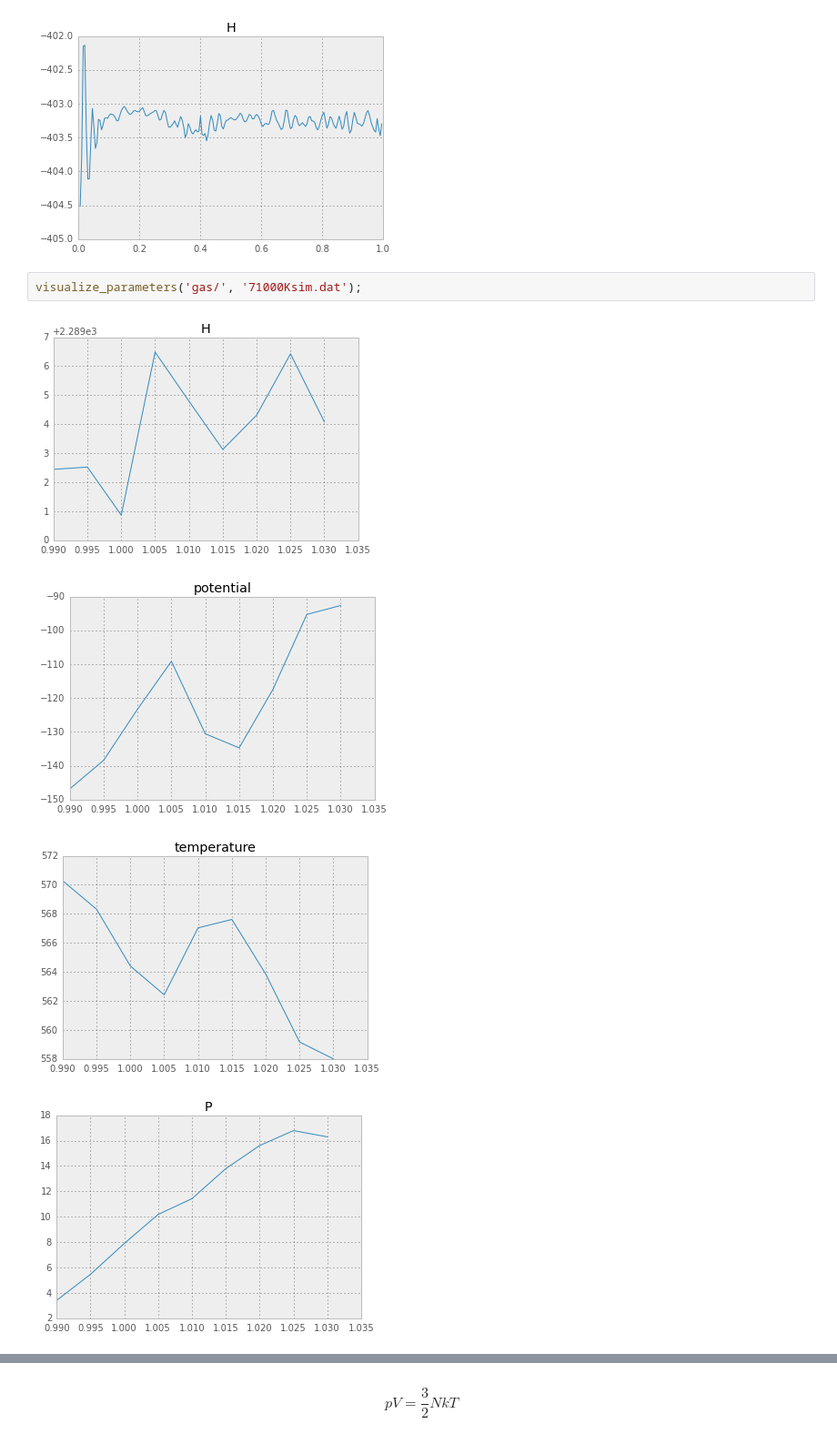
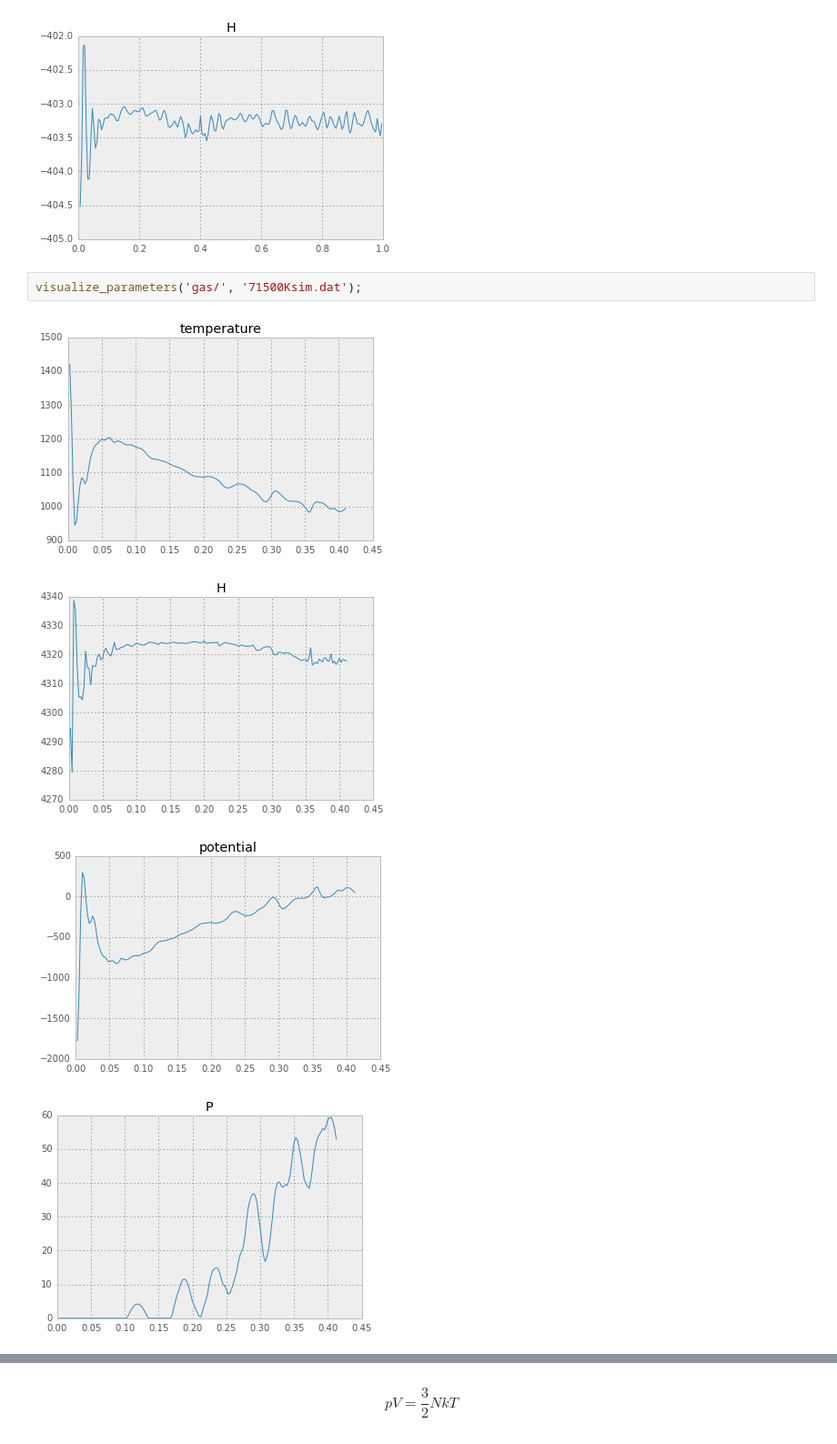
Before and after one commit to atteroTheGreatest/argon, a Jupyter notebook: simulation_analysis.ipynb, the cells around one changed output, grey strips where cells are left out. Shown: that part at 91% size. Saved outputs shown, nothing was run; the diff lists cells and outputs as text.

```diff
--- a/simulation_analysis.ipynb
+++ b/simulation_analysis.ipynb
@@ -78,12 +78,12 @@ visualize_parameters('melting/', '170Ksim.dat');
 [figure]
 [figure]
 # %%
-visualize_parameters('gas/', '71000Ksim.dat');
+visualize_parameters('gas/', '71500Ksim.dat');
 # %% [output]
-[figure, old version]
+[figure, new version]
-[figure, old version]
+[figure, new version]
-[figure, old version]
+[figure, new version]
-[figure, old version]
+[figure, new version]
 # %%
 visualize_parameters('gas/', '500Ksim_smaller_box.dat');
 # %% [output]
```
Also changed, not shown: parts of 2 cells of this notebook, 1 other file.
